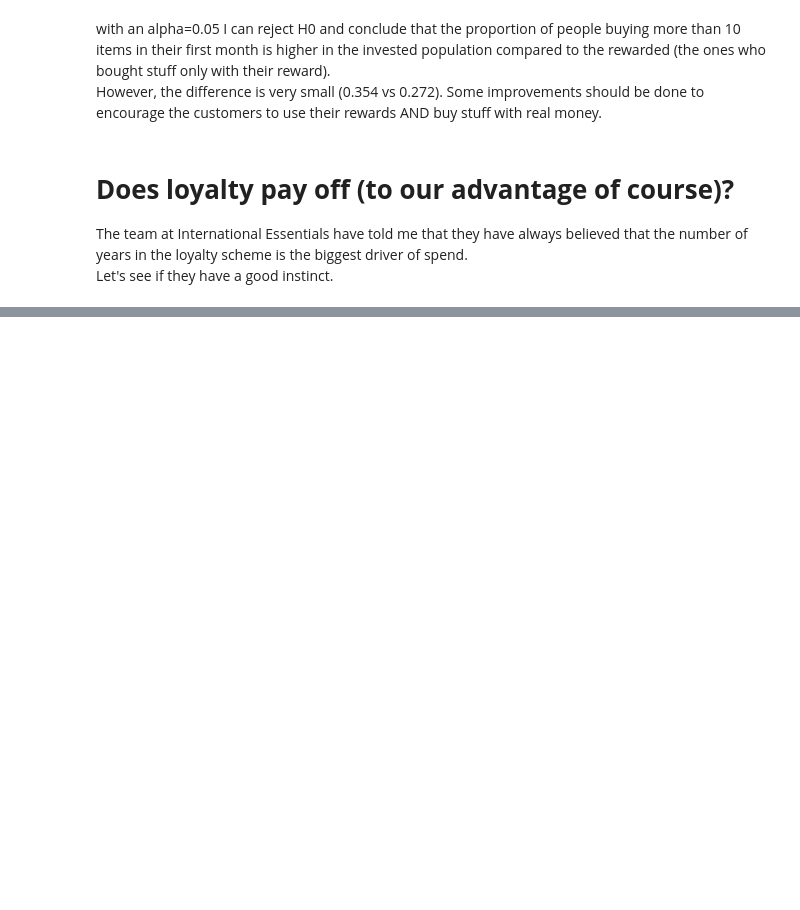
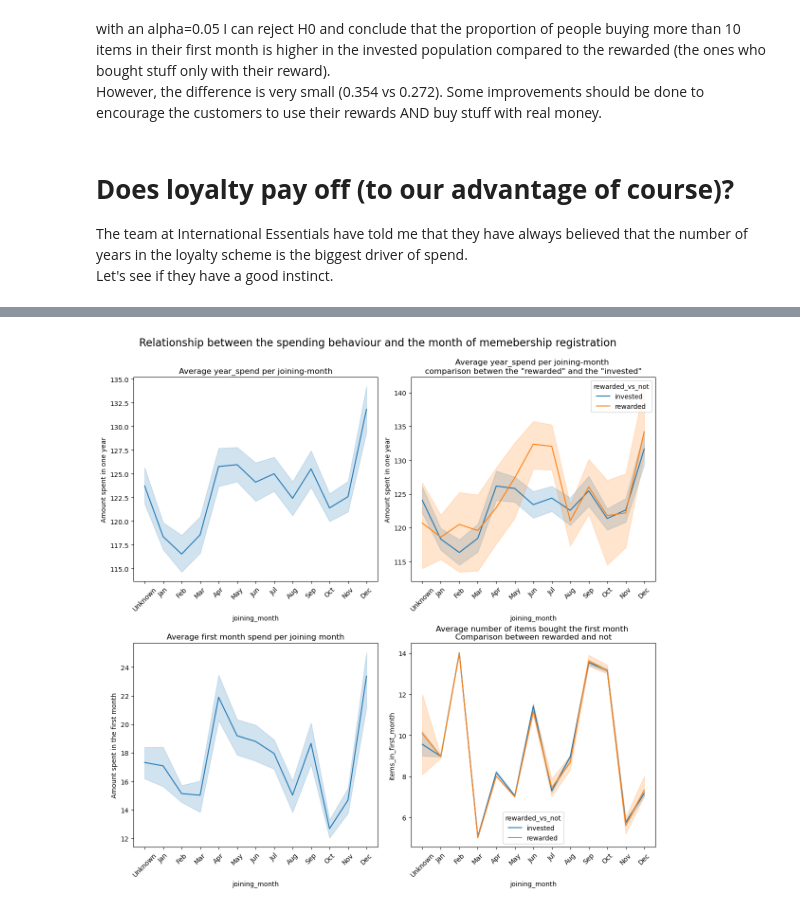
Before and after one commit to flylight-max/EDA_exam_CodeOp, a Jupyter notebook: analysis.ipynb, the cells around one changed output, grey strips where cells are left out. Saved outputs shown, nothing was run; the diff lists cells and outputs as text; code cells hidden in the pictures; blank space fills up the shorter version.

```diff
--- a/analysis.ipynb
+++ b/analysis.ipynb
@@ -367,0 +396,23 @@ Let's see if they have a good instinct.
+# %%
+fig,axes = plt.subplots(2,2, figsize=(12,12))
+sns.lineplot(x="joining_month", y="spend", data=customer_data, ax=axes[0,0])
+sns.lineplot(x="joining_month", y="spend", data=customer_data, hue="rewarded_vs_not", ax=axes[0,1])
+axes[0,0].set_title("Average year_spend per joining-month")
+axes[0,1].set_title('Average year_spend per joining-month \ncomparison betwen the "rewarded" and the "invested"' )
+axes[0,0].set_ylabel("Amount spent in one year")
+axes[0,1].set_ylabel("Amount spent in one year")
+axes[0,0].tick_params(axis="x", rotation=45)
+axes[0,1].tick_params(axis="x", rotation=45)
+sns.lineplot(x="joining_month", y="first_month", data=customer_data, ax=axes[1,0])
+axes[1,0].set_title("Average first month spend per joining month")
+axes[1,0].set_ylabel("Amount spent in the first month")
+axes[1,0].tick_params(axis="x", rotation=45)
+sns.lineplot(x="joining_month", y="items_in_first_month", data=customer_data, hue="rewarded_vs_not", ax=axes[1,1])
+axes[1,1].set_title("Average number of items bought the first month \nComparison between rewarded and not")
+axes[1,1].tick_params(axis="x", rotation=45)
+plt.tight_layout()
+fig.suptitle("Relationship between the spending behaviour and the month of memebership registration", fontsize=16)
+plt.subplots_adjust(top=0.91)
+plt.show()
+# %% [output]
+[figure, added]
```
Also changed, not shown: parts of 8 cells of this notebook.
